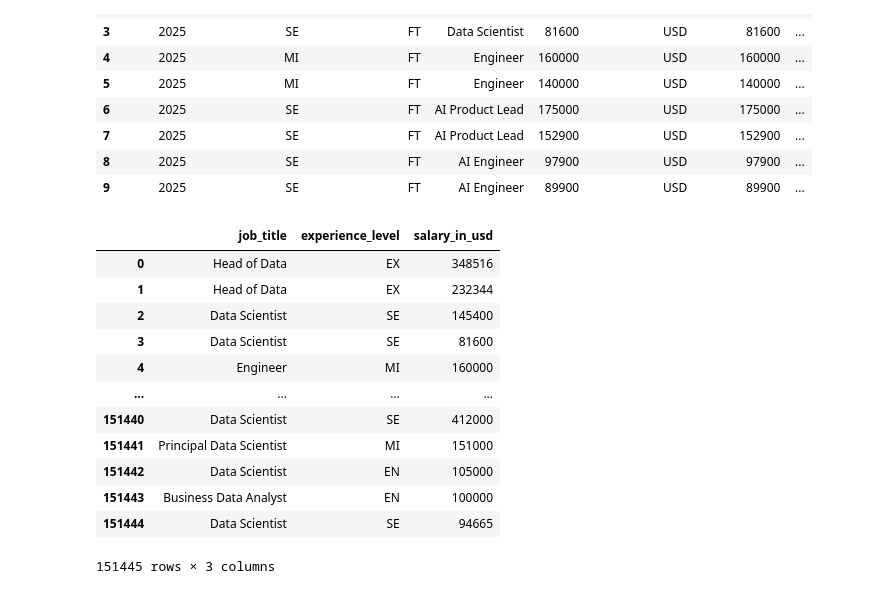
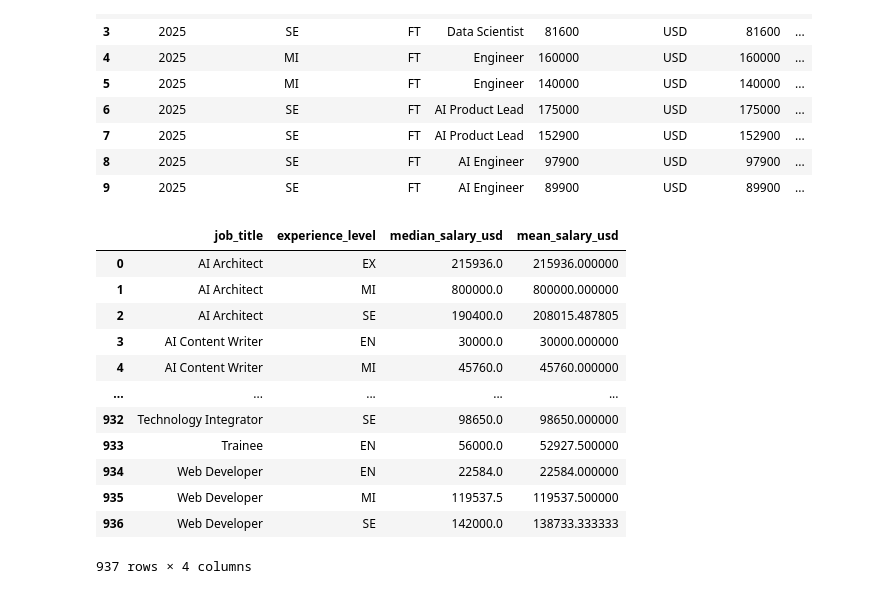
Before and after one commit to ponagr/ai_engineering_pontus_agren_grundstrom, a Jupyter notebook: exercises/exercise_0/part_1.ipynb, the cells around one changed output. Drawn from its saved outputs; the diff is of its cells as text; code cells hidden in the pictures.

```diff
--- a/exercises/exercise_0/part_1.ipynb
+++ b/exercises/exercise_0/part_1.ipynb
@@ -120,24 +120,24 @@ df.head(10)
 | 9 | 2025 | SE | FT | AI Engineer | 89900 | USD | 89900 | ... |
 # %%
 # d) Create a dataframe that contains the following columns: job_title, experience_level, median_salary_usd, mean_salary_usd, mean_salary_sek. Sort the dataframe by mean_salary_sek.
-new_df = df[["job_title", "experience_level", "salary_in_usd"]] #["salary_in_usd"].agg("median_salary_usd"="median", "mean_salary_usd"="mean") #df[["job_title", "experience_level", "median_salary_usd"]]
-new_df["median_salary_usd"] = new_df[]
+new_df = (df.groupby(["job_title", "experience_level"]).agg(median_salary_usd=("salary_in_usd", "median"), mean_salary_usd=("salary_in_usd", "mean")).reset_index())
+new_df["mean_salary_sek"] = new_df["mean_salary_usd"] *
 
 # f) Create a column with salary in SEK per month and make the distribution of salaries in SEK per month for all job postings
 # g) Now create distributions of monthly SEK based on different experience levels, do you see any trends?
 # h) Find median monthly swedish salary for more common job_titles. Think what common may mean here.
 # i) Join the country_codes.csv to the dataset get the actual country names. Find the median monthly salary in SEK for each country and the number of job postings.
 # %% [output]
-|  | job_title | experience_level | salary_in_usd |
-| 0 | Head of Data | EX | 348516 |
-| 1 | Head of Data | EX | 232344 |
-| 2 | Data Scientist | SE | 145400 |
-| 3 | Data Scientist | SE | 81600 |
-| 4 | Engineer | MI | 160000 |
-| ... | ... | ... | ... |
-| 151440 | Data Scientist | SE | 412000 |
-| 151441 | Principal Data Scientist | MI | 151000 |
-| 151442 | Data Scientist | EN | 105000 |
-| 151443 | Business Data Analyst | EN | 100000 |
-| 151444 | Data Scientist | SE | 94665 |
+|  | job_title | experience_level | median_salary_usd | mean_salary_usd |
+| 0 | AI Architect | EX | 215936.0 | 215936.000000 |
+| 1 | AI Architect | MI | 800000.0 | 800000.000000 |
+| 2 | AI Architect | SE | 190400.0 | 208015.487805 |
+| 3 | AI Content Writer | EN | 30000.0 | 30000.000000 |
+| 4 | AI Content Writer | MI | 45760.0 | 45760.000000 |
+| ... | ... | ... | ... | ... |
+| 932 | Technology Integrator | SE | 98650.0 | 98650.000000 |
+| 933 | Trainee | EN | 56000.0 | 52927.500000 |
+| 934 | Web Developer | EN | 22584.0 | 22584.000000 |
+| 935 | Web Developer | MI | 119537.5 | 119537.500000 |
+| 936 | Web Developer | SE | 142000.0 | 138733.333333 |
-151445 rows × 3 columns
+937 rows × 4 columns
```
Also changed, not shown: 1 other file.
